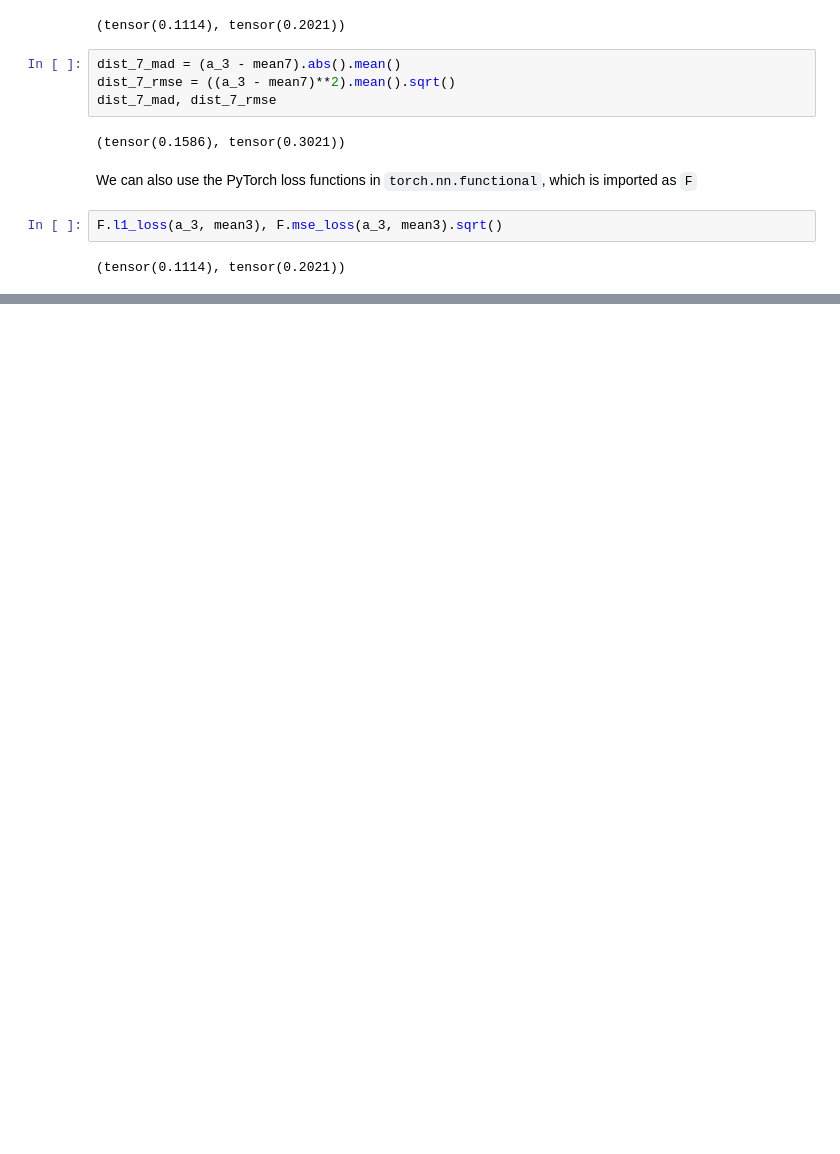
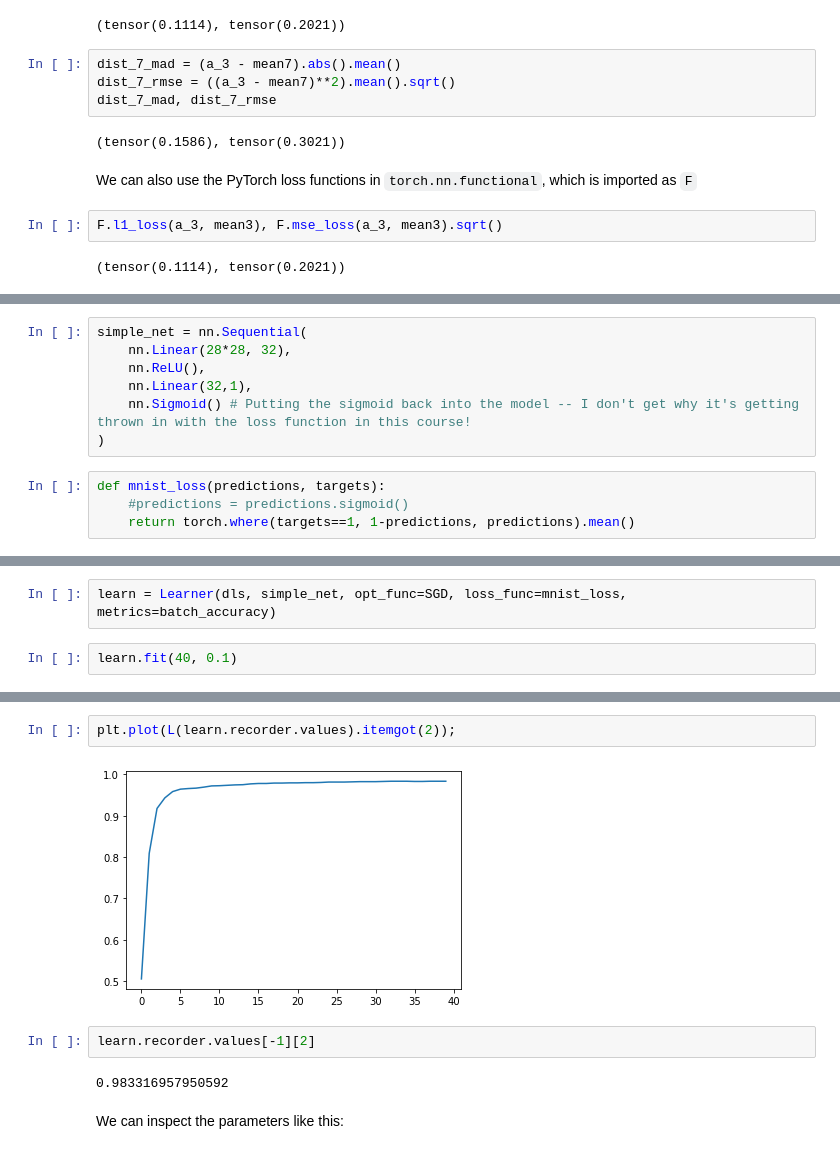
Before and after one commit to jaryaman/fastai-v4, a Jupyter notebook: notebooks/02-JA-MNIST-basics.ipynb, the cells around one changed output, grey strips where cells are left out. Saved outputs shown, nothing was run; the diff lists cells and outputs as text; blank space fills up the shorter version.

```diff
--- a/notebooks/02-JA-MNIST-basics.ipynb
+++ b/notebooks/02-JA-MNIST-basics.ipynb
@@ -154,0 +587,11 @@ F.l1_loss(a_3, mean3), F.mse_loss(a_3, mean3).sqrt()
+# %%
+simple_net = nn.Sequential(
+    nn.Linear(28*28, 32),
+    nn.ReLU(),
+    nn.Linear(32,1),
+    nn.Sigmoid() # Putting the sigmoid back into the model -- I don't get why it's getting thrown in with the loss function in this course!
+)
+# %%
+def mnist_loss(predictions, targets):
+    #predictions = predictions.sigmoid()
+    return torch.where(targets==1, 1-predictions, predictions).mean()
@@ -154,0 +600,4 @@ F.l1_loss(a_3, mean3), F.mse_loss(a_3, mean3).sqrt()
+# %%
+learn = Learner(dls, simple_net, opt_func=SGD, loss_func=mnist_loss, metrics=batch_accuracy)
+# %%
+learn.fit(40, 0.1)
@@ -154,0 +622,10 @@ F.l1_loss(a_3, mean3), F.mse_loss(a_3, mean3).sqrt()
+# %%
+plt.plot(L(learn.recorder.values).itemgot(2));
+# %% [output]
+[figure, added]
+# %%
+learn.recorder.values[-1][2]
+# %% [output]
+0.983316957950592
+# %% [markdown]
+We can inspect the parameters like this:
```
Also changed, not shown: parts of 136 cells of this notebook.
